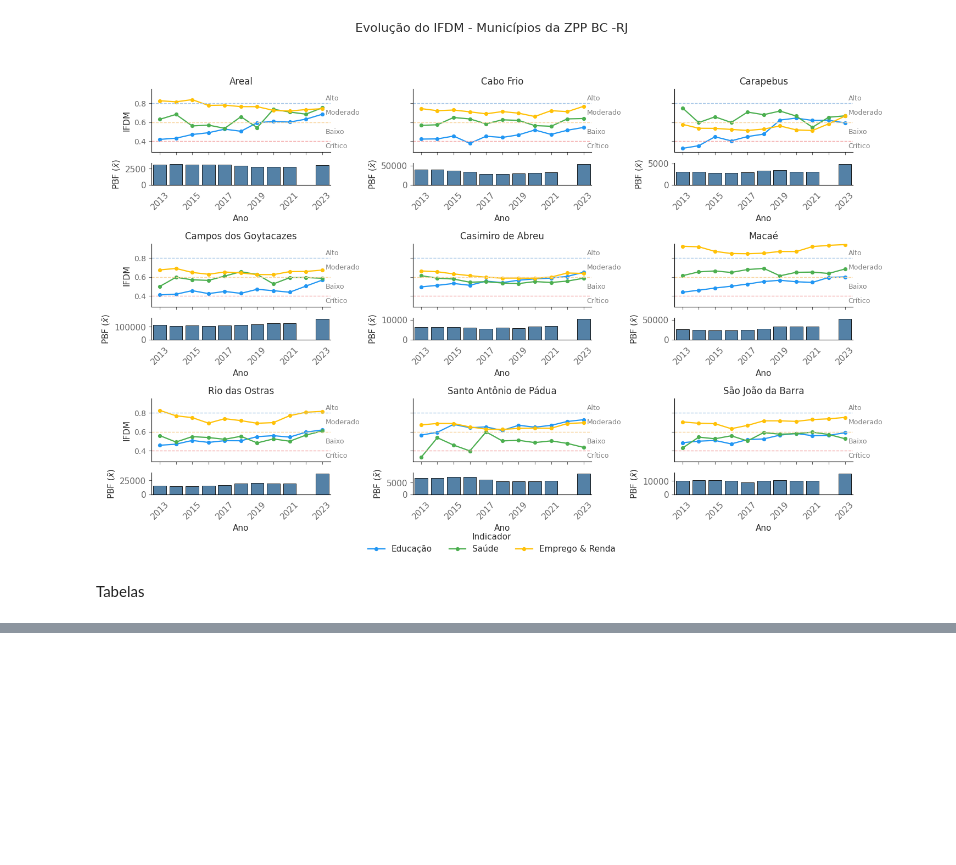
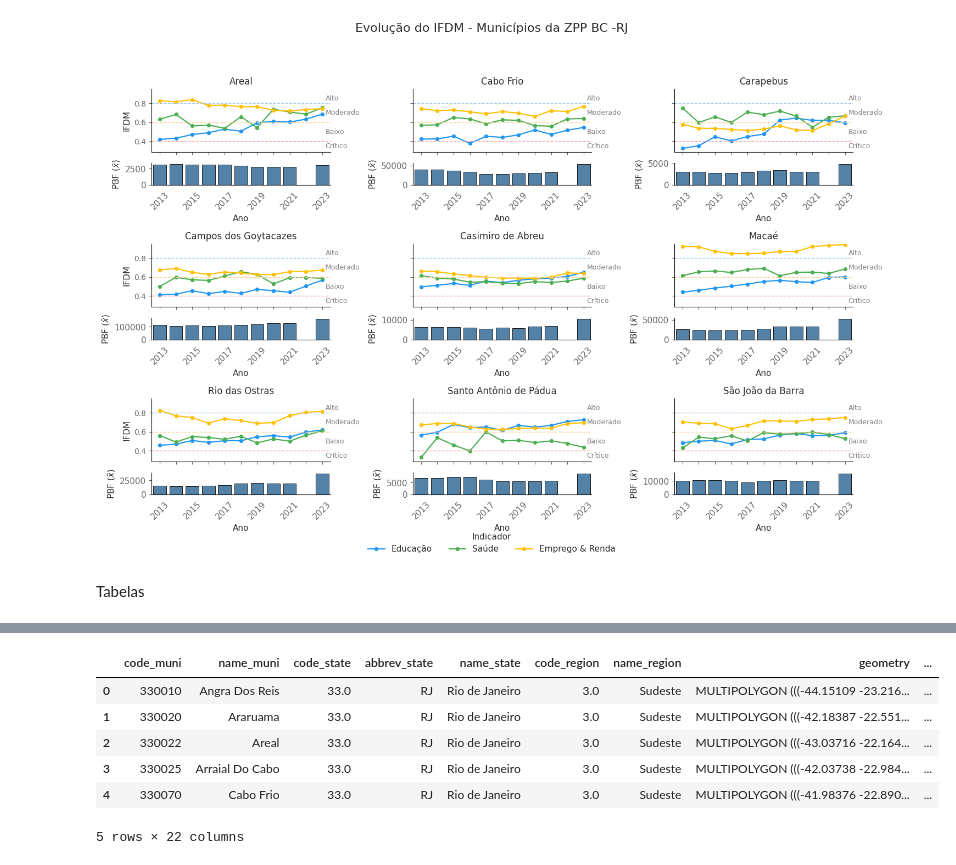
Before and after one commit to silva-fabiofreitas/EDA, a Jupyter notebook: educacao/data_analysis.ipynb, the cells around one changed output, grey strips where cells are left out. Saved outputs shown, nothing was run; the diff lists cells and outputs as text; code cells hidden in the pictures; blank space fills up the shorter version.

```diff
--- a/educacao/data_analysis.ipynb
+++ b/educacao/data_analysis.ipynb
@@ -351,0 +354,13 @@ tabela.to_excel('indicadores_tabela.xlsx')
+# %%
+import geopandas as gpd
+import matplotlib.pyplot as plt
+from geobr import read_municipality
+
+# Carrega os municípios do RJ (dados simplificados para performance)
+gdf = read_municipality(code_muni="RJ", year=2020, simplified=True)
+
+gdf['code_muni'] = gdf['code_muni'].astype(int).astype(str)
+gdf['code_muni'] = gdf['code_muni'].map(lambda x: x[0:-1])
+
+
+gdf.head()
@@ -351,0 +374,17 @@ tabela.to_excel('indicadores_tabela.xlsx')
+# %%
+
+
+# Junta seus dados com o shapefile
+df_ult_ano = df_petro[df_petro['Ano'] == 2022].copy()  # Exemplo: último ano disponível
+df_ult_ano['COD_MUNIC'] = df_ult_ano['COD_MUNIC'].astype(str)  # Adiciona o zero à direita para completar 7 dígitos
+gdf_merged = gdf.merge(df_ult_ano, left_on='code_muni', right_on='COD_MUNIC')
+
+gdf_merged.head()
+# %% [output]
+|  | code_muni | name_muni | code_state | abbrev_state | name_state | code_region | name_region | geometry | ... |
+| 0 | 330010 | Angra Dos Reis | 33.0 | RJ | Rio de Janeiro | 3.0 | Sudeste | MULTIPOLYGON (((-44.15109 -23.216... | ... |
+| 1 | 330020 | Araruama | 33.0 | RJ | Rio de Janeiro | 3.0 | Sudeste | MULTIPOLYGON (((-42.18387 -22.551... | ... |
+| 2 | 330022 | Areal | 33.0 | RJ | Rio de Janeiro | 3.0 | Sudeste | MULTIPOLYGON (((-43.03716 -22.164... | ... |
+| 3 | 330025 | Arraial Do Cabo | 33.0 | RJ | Rio de Janeiro | 3.0 | Sudeste | MULTIPOLYGON (((-42.03738 -22.984... | ... |
+| 4 | 330070 | Cabo Frio | 33.0 | RJ | Rio de Janeiro | 3.0 | Sudeste | MULTIPOLYGON (((-41.98376 -22.890... | ... |
+5 rows × 22 columns
```
Also changed, not shown: parts of 3 cells of this notebook.
